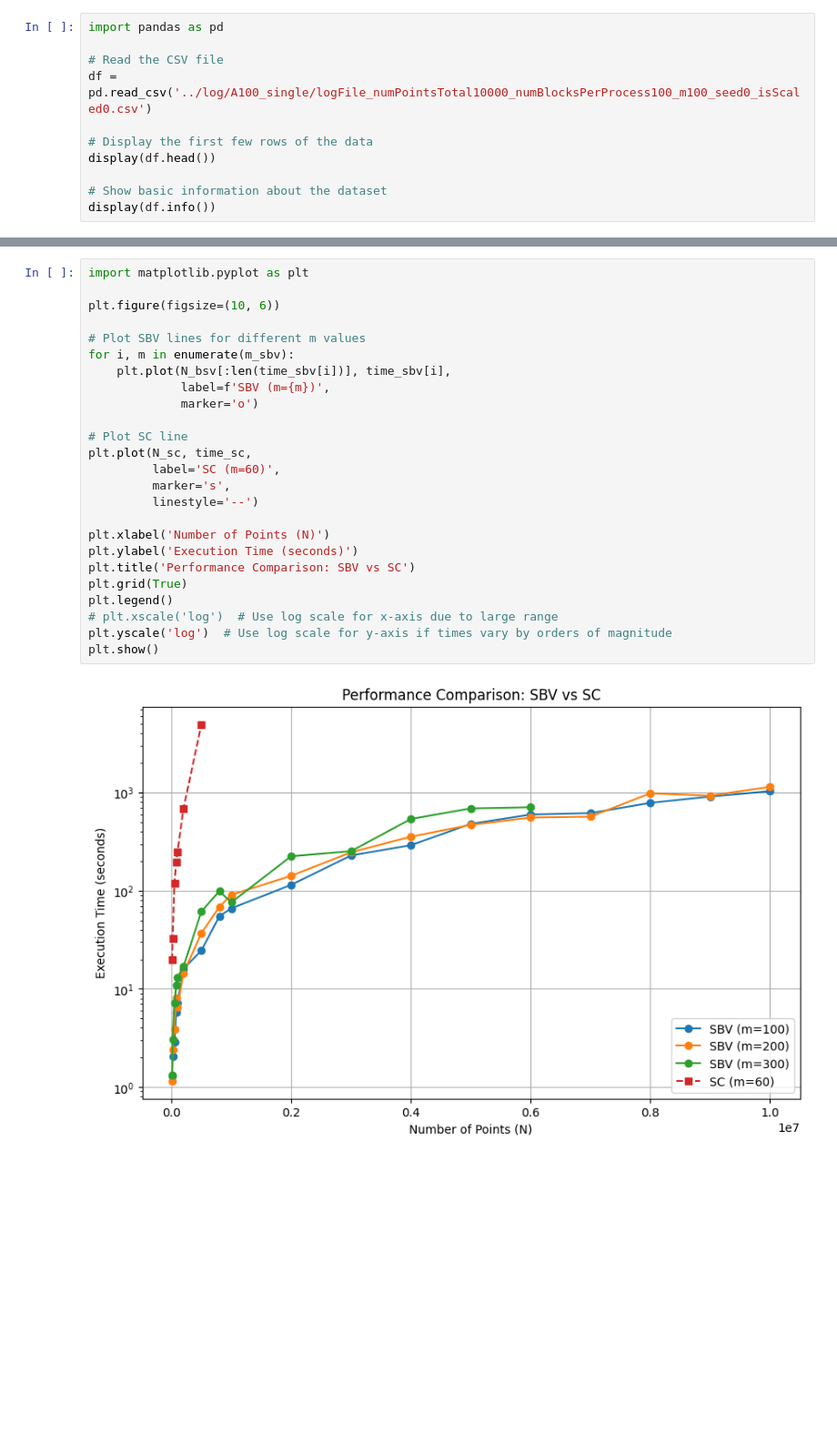
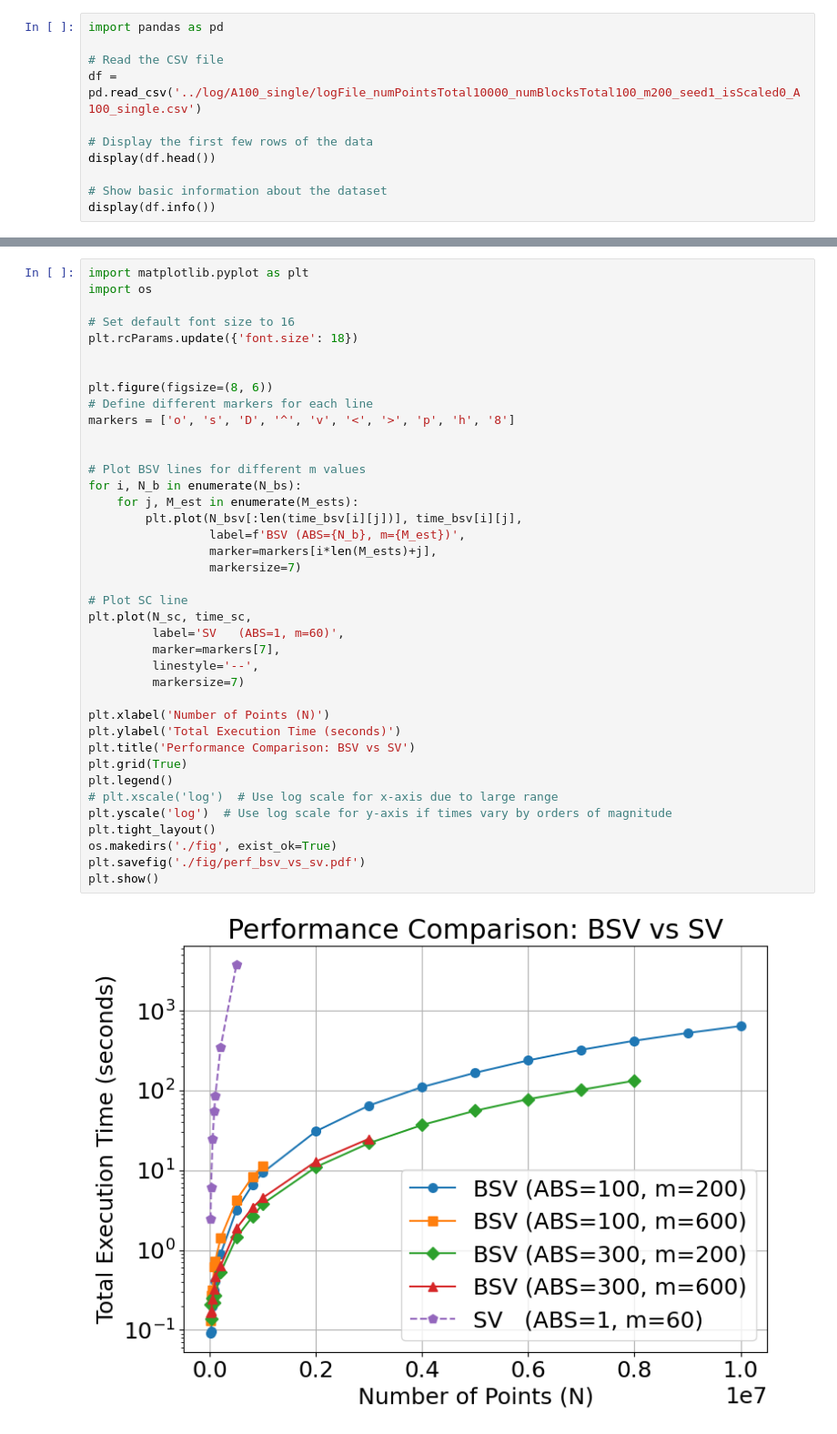
Before and after one commit to paper-code1/VecchiaConditionalExtremes, a Jupyter notebook: experiments/perf.ipynb, the cells around one changed output, grey strips where cells are left out. Shown at 91% size. Cells and saved outputs as stored; diff of their text form; blank space fills up the shorter version.

```diff
--- a/experiments/perf.ipynb
+++ b/experiments/perf.ipynb
@@ -2,7 +2,7 @@
 import pandas as pd
 
 # Read the CSV file
-df = pd.read_csv('../log/A100_single/logFile_numPointsTotal10000_numBlocksPerProcess100_m100_seed0_isScaled0.csv')
+df = pd.read_csv('../log/A100_single/logFile_numPointsTotal10000_numBlocksTotal100_m200_seed1_isScaled0_A100_single.csv')
 
 # Display the first few rows of the data
 display(df.head())
@@ -58,27 +77,41 @@ for N in N_sc:
 # %%
 import matplotlib.pyplot as plt
+import os
 
-plt.figure(figsize=(10, 6))
+# Set default font size to 16
+plt.rcParams.update({'font.size': 18})
 
-# Plot SBV lines for different m values
-for i, m in enumerate(m_sbv):
-    plt.plot(N_bsv[:len(time_sbv[i])], time_sbv[i],
-             label=f'SBV (m={m})',
-             marker='o')
+
+plt.figure(figsize=(8, 6))
+# Define different markers for each line
+markers = ['o', 's', 'D', '^', 'v', '<', '>', 'p', 'h', '8']
+
+
+# Plot BSV lines for different m values
+for i, N_b in enumerate(N_bs):
+    for j, M_est in enumerate(M_ests):
+        plt.plot(N_bsv[:len(time_bsv[i][j])], time_bsv[i][j],
+                 label=f'BSV (ABS={N_b}, m={M_est})',
+                 marker=markers[i*len(M_ests)+j],
+                 markersize=7)
 
 # Plot SC line
 plt.plot(N_sc, time_sc,
-         label='SC (m=60)',
-         marker='s',
-         linestyle='--')
+         label='SV   (ABS=1, m=60)',
+         marker=markers[7],
+         linestyle='--',
+         markersize=7)
 
 plt.xlabel('Number of Points (N)')
-plt.ylabel('Execution Time (seconds)')
-plt.title('Performance Comparison: SBV vs SC')
+plt.ylabel('Total Execution Time (seconds)')
+plt.title('Performance Comparison: BSV vs SV')
 plt.grid(True)
 plt.legend()
 # plt.xscale('log')  # Use log scale for x-axis due to large range
 plt.yscale('log')  # Use log scale for y-axis if times vary by orders of magnitude
+plt.tight_layout()
+os.makedirs('./fig', exist_ok=True)
+plt.savefig('./fig/perf_bsv_vs_sv.pdf')
 plt.show()
 # %% [output]
-[figure, old version]
+[figure, new version]
```
Also changed, not shown: parts of 5 cells of this notebook, 15 other files.
